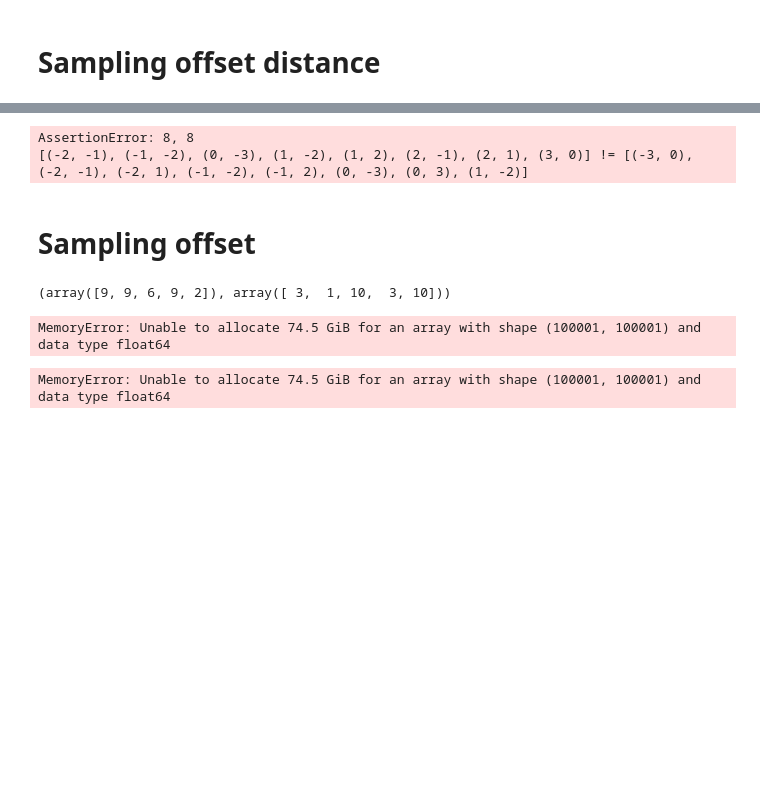
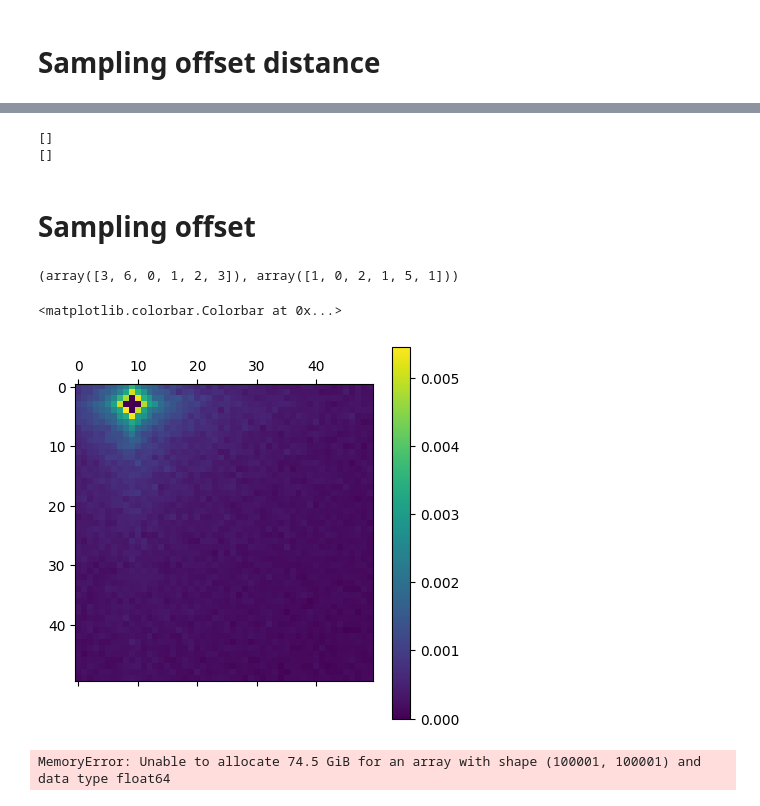
Before and after one commit to ricsi98/utvalasztas_verseny, a Jupyter notebook: sampling.ipynb, the cells around one changed output, grey strips where cells are left out. Drawn from its saved outputs; the diff is of its cells as text; code cells hidden in the pictures; blank space fills up the shorter version.

```diff
--- a/sampling.ipynb
+++ b/sampling.ipynb
@@ -120,18 +120,18 @@ class FastDistanceIndex2Offset:
 
 
 
-k = 3
+k = 11
 n = 5
 q = FastDistanceIndex2Offset(n)
 qref = ReferenceDistanceIndex2Offset(n)
-indices = [q.sample(k, i) for i in range(num_of_distance(n, k))]
-indices2 = [qref.sample(k, i) for i in range(num_of_distance(n, k))]
-
-
-assert set(indices) == set(indices2), f'{len(indices)}, {len(indices2)}\n{sorted(indices)} != {sorted(indices2)}'
+indices = [q.sample(k, i) for i in range(num_of_distance(n*2+1, k))]
+indices2 = [qref.sample(k, i) for i in range(num_of_distance(n*2+1, k))]
+print(indices)
+print(indices2)
+assert set(indices) == set(indices2)
 # %% [output]
-AssertionError: 8, 8
-[(-2, -1), (-1, -2), (0, -3), (1, -2), (1, 2), (2, -1), (2, 1), (3, 0)] != [(-3, 0), (-2, -1), (-2, 1), (-1, -2), (-1, 2), (0, -3), (0, 3), (1, -2)]
+[]
+[]
 # %% [markdown]
 # Sampling offset
 # %%
@@ -169,14 +169,19 @@ class RejectionOffsetSampler:
         self.n = n
         self.alpha = alpha
         self.distance_sampler = MultinomialDistanceSampler(n, alpha)
-        self.dist2offset = ReferenceOffsetByDistance(n)
+        self.dist2offset = FastDistanceIndex2Offset(n)
+
+    def _sample_offset_for_distance(self, distance: int):
+        n = num_of_distance(self.n*2+1, distance)
+        index = np.random.randint(n)
+        return self.dist2offset.sample(distance, index)
 
     def sample(self, gx: int, gy: int, num_samples: int = 1):
         samples = []
         while len(samples) < num_samples:
             distance = self.distance_sampler.sample(num_samples)
             for d in distance:
-                x, y = self.dist2offset.sample(d)
+                x, y = self._sample_offset_for_distance(d)
                 x += gx
                 y += gy
                 if 0 <= x < self.n and 0 <= y < self.n:
@@ -188,22 +193,23 @@ q = RejectionOffsetSampler(11, 1)
 
 q.sample(0,0, 5)
 # %% [output]
-(array([9, 9, 6, 9, 2]), array([ 3,  1, 10,  3, 10]))
+(array([3, 6, 0, 1, 2, 3]), array([1, 0, 2, 1, 5, 1]))
 # %%
 
-N = 50000
+N = 50
 
 s2 = ReferenceOffsetSampler(N, 1)
 
 canvas = np.zeros((N, N))
 x,y = s2.sample(3, 9, 100000)
 for i in range(len(x)):
     canvas[x[i], y[i]] += 1
 canvas /= canvas.sum()
 plt.matshow(canvas)
 plt.colorbar()
 # %% [output]
-MemoryError: Unable to allocate 74.5 GiB for an array with shape (100001, 100001) and data type float64
+<matplotlib.colorbar.Colorbar at 0x...>
+[figure, added]
 # %%
 
 N = 50000
```
Also changed, not shown: parts of 1 cell of this notebook.
